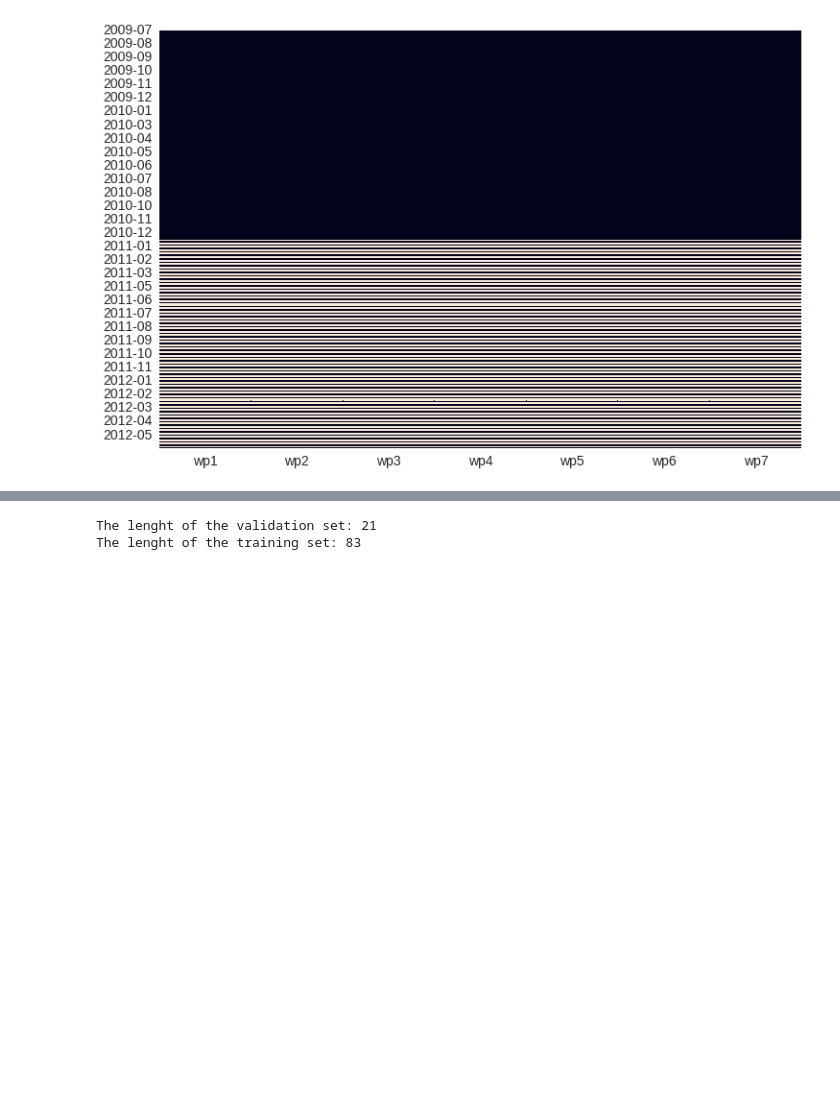
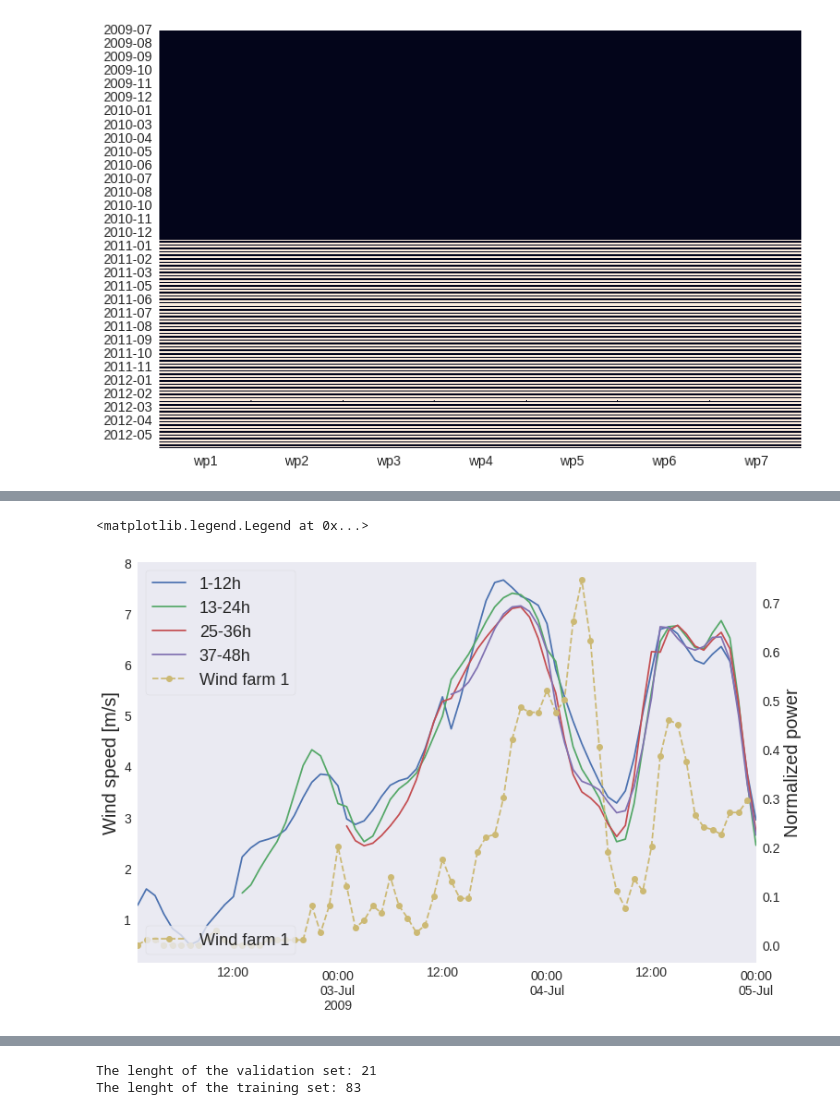
Before and after one commit to GilliGit/WindForecastingCompetition, a Jupyter notebook: Models/Intra day/Plots_and_tables.ipynb, the cells around one changed output, grey strips where cells are left out. Cells and saved outputs as stored; diff of their text form; code cells hidden in the pictures; blank space fills up the shorter version.

```diff
--- a/Models/Intra day/Plots_and_tables.ipynb
+++ b/Models/Intra day/Plots_and_tables.ipynb
@@ -121,0 +115,40 @@ length = 36 # length of the time series, PARAMETER TO TUNE
+# %%
+fig,ax=plt.subplots()
+x_train.loc[x_train.hors<=12]["2009-07-02 00":"2009-07-04 12"].plot(y="ws",
+                                                                    x="time",
+                                                                    ax=ax,
+                                                                    label="1-12h")
+x_train.loc[(x_train.hors>12) & (x_train.hors<=24)]["2009-07-02 00":"2009-07-04 00"].plot(y="ws",
+                                                                                          x="time",
+                                                                                          ax=ax,
+                                                                                          label="13-24h")
+x_train.loc[(x_train.hors>24) & (x_train.hors<=36)]["2009-07-02 00":"2009-07-03 12"].plot(y="ws",
+                                                                                          x="time",
+                                                                                          ax=ax,
+                                                                                          label="25-36h")
+x_train.loc[(x_train.hors>36) & (x_train.hors<=48)]["2009-07-02 00":"2009-07-03 00"].plot(y="ws",
+                                                                                          x="time",
+                                                                                          ax=ax,
+                                                                                          label="37-48h")
+y_train["2009-07-02 01":"2009-07-04"].plot(y="wp1",
+                                           secondary_y=True,
+                                           ax=ax,
+                                           mark_right=False,
+                                           style="--o",
+                                           label="Wind farm 1")
+ax.set_ylabel("Wind speed [m/s]")
+ax.right_ax.set_ylabel("Normalized power")
+ax.set(xlabel=None)
+plt.grid()
+
+# fig,ax=plt.subplots()
+# x_train.loc["2009-07-02 00"].plot(y="ws",x="time",ax=ax)
+# x_train.loc["2009-07-02 12"].plot(y="ws",x="time",ax=ax)
+# x_train.loc["2009-07-03 00"].plot(y="ws",x="time",ax=ax)
+# y_train["2009-07-02 01":"2009-07-04"].plot(y="wp1",secondary_y=True,ax=ax,mark_right=False)
+# ax.set_ylabel("Wind speed [m/s]")
+# ax.right_ax.set_ylabel("Normalized power")
+# ax.set(xlabel=None)
+# %% [output]
+<matplotlib.legend.Legend at 0x...>
+[figure, added]
```
Also changed, not shown: parts of 23 cells of this notebook.
